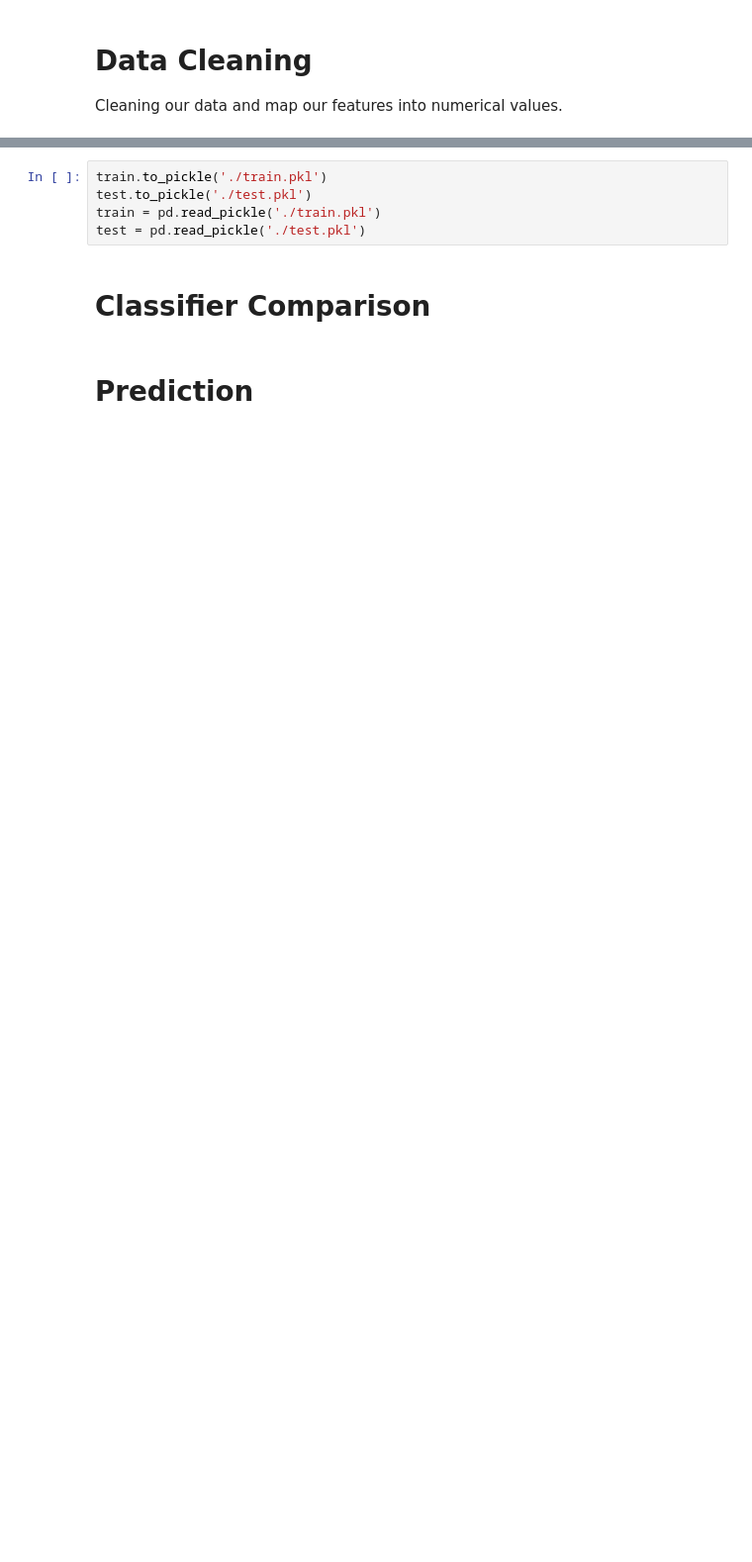
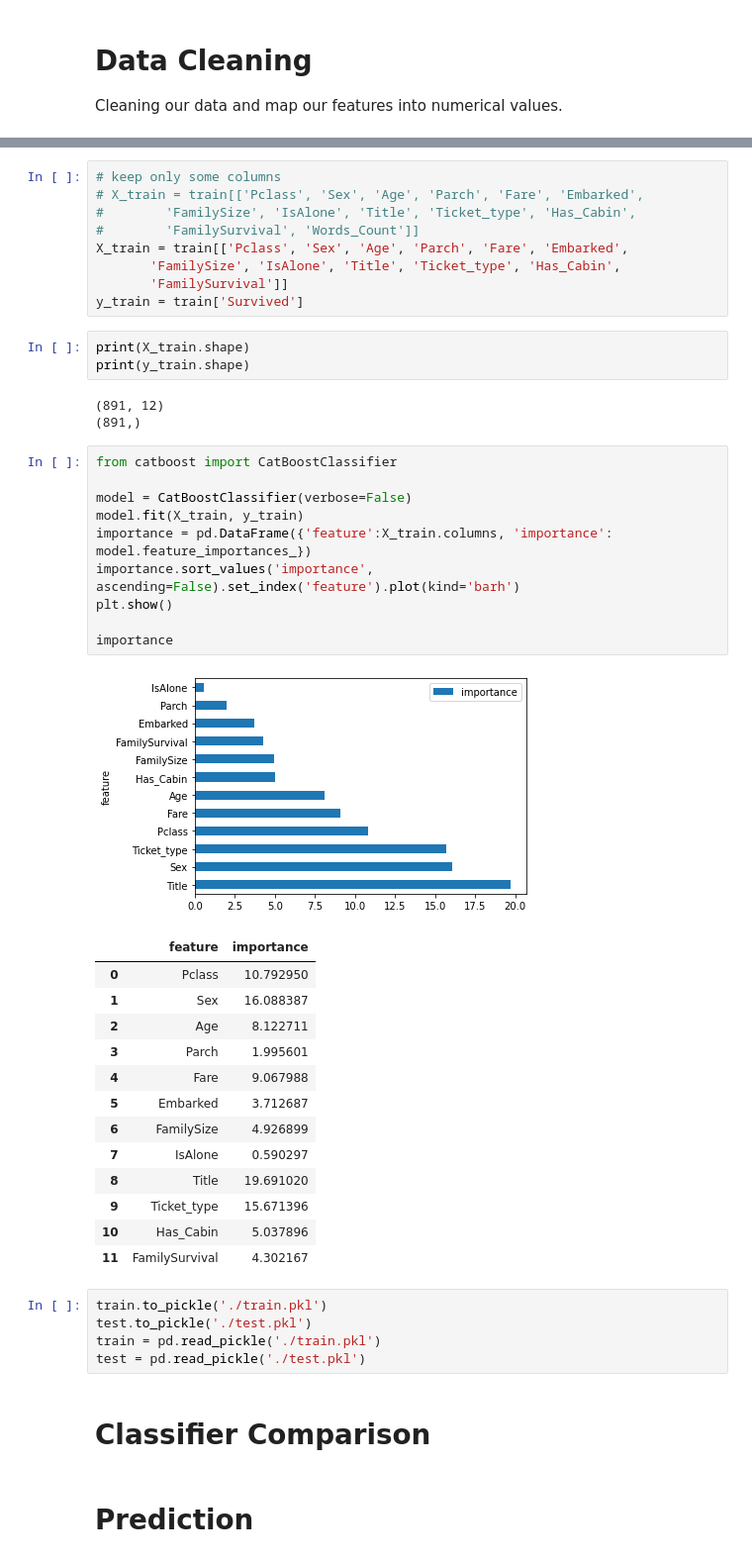
Before and after one commit to srpanchal/titanic-kaggle-Machine-Learning, a Jupyter notebook: titanic-features-wip.ipynb, the cells around one changed output, grey strips where cells are left out. Shown at 99% size. Cells and saved outputs as stored; diff of their text form; blank space fills up the shorter version.

```diff
--- a/titanic-features-wip.ipynb
+++ b/titanic-features-wip.ipynb
@@ -306,3 +356,43 @@ sns.heatmap(train.astype(float).corr(),linewidths=0.1,vmax=1.0,
+# %%
+# keep only some columns
+# X_train = train[['Pclass', 'Sex', 'Age', 'Parch', 'Fare', 'Embarked',
+#        'FamilySize', 'IsAlone', 'Title', 'Ticket_type', 'Has_Cabin',
+#        'FamilySurvival', 'Words_Count']]
+X_train = train[['Pclass', 'Sex', 'Age', 'Parch', 'Fare', 'Embarked',
+       'FamilySize', 'IsAlone', 'Title', 'Ticket_type', 'Has_Cabin',
+       'FamilySurvival']]
+y_train = train['Survived']
+# %%
+print(X_train.shape)
+print(y_train.shape)
+# %% [output]
+(891, 12)
+(891,)
+# %%
+from catboost import CatBoostClassifier
+
+model = CatBoostClassifier(verbose=False)
+model.fit(X_train, y_train)
+importance = pd.DataFrame({'feature':X_train.columns, 'importance': model.feature_importances_})
+importance.sort_values('importance', ascending=False).set_index('feature').plot(kind='barh')
+plt.show()
+
+importance
+# %% [output]
+[figure, added]
+|  | feature | importance |
+| 0 | Pclass | 10.792950 |
+| 1 | Sex | 16.088387 |
+| 2 | Age | 8.122711 |
+| 3 | Parch | 1.995601 |
+| 4 | Fare | 9.067988 |
+| 5 | Embarked | 3.712687 |
+| 6 | FamilySize | 4.926899 |
+| 7 | IsAlone | 0.590297 |
+| 8 | Title | 19.691020 |
+| 9 | Ticket_type | 15.671396 |
+| 10 | Has_Cabin | 5.037896 |
+| 11 | FamilySurvival | 4.302167 |
 # %%
 train.to_pickle('./train.pkl')
 test.to_pickle('./test.pkl')
```
Also changed, not shown: parts of 15 cells of this notebook.
